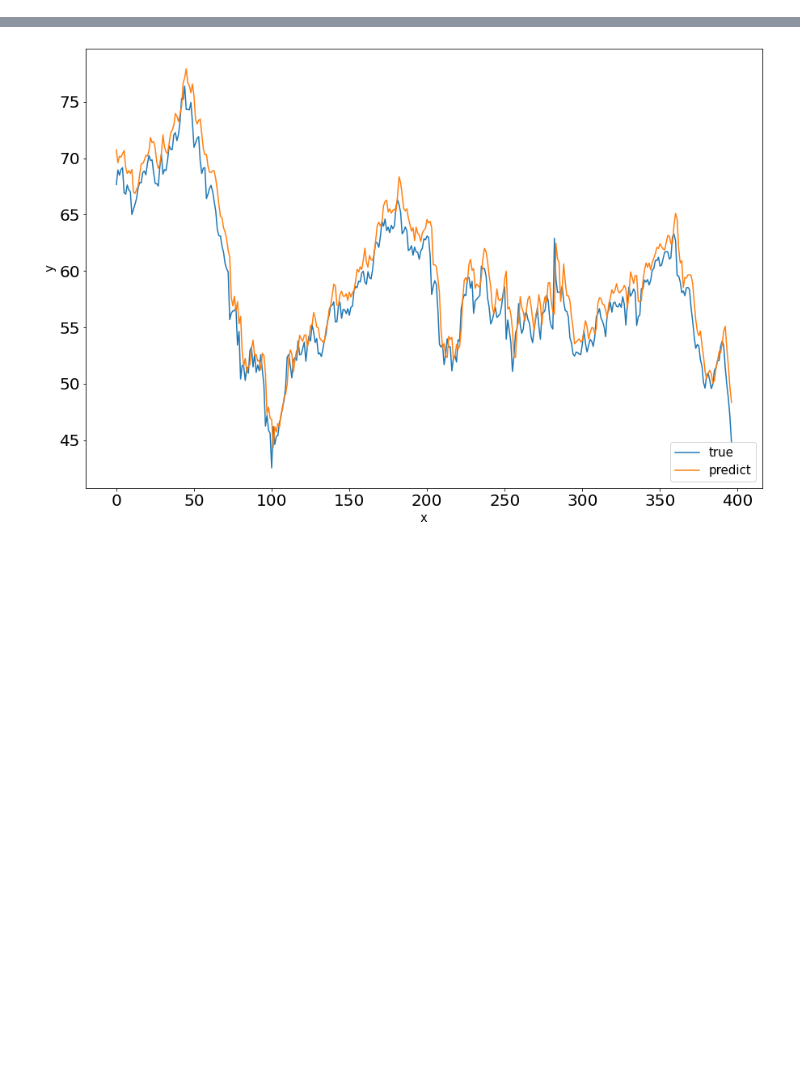
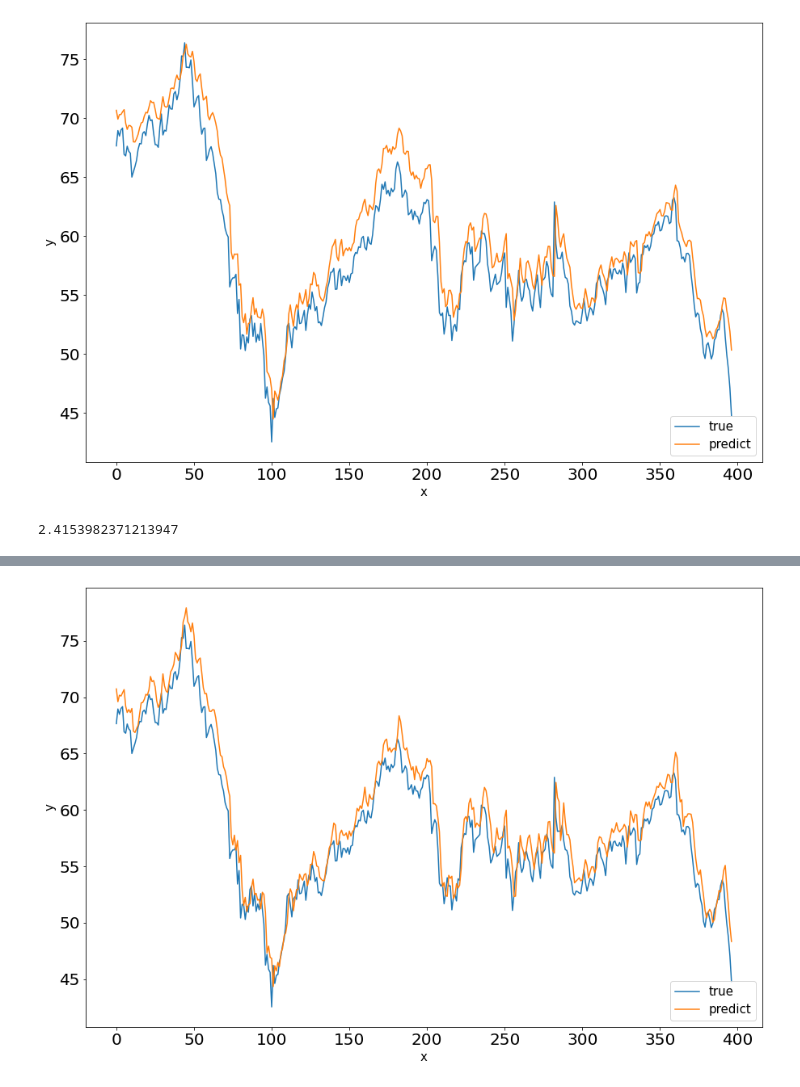
Before and after one commit to raymondcwh/stat4012model, a Jupyter notebook: WTI MLP YF.ipynb, the cells around one changed output, grey strips where cells are left out. Cells and saved outputs as stored; diff of their text form; code cells hidden in the pictures; blank space fills up the shorter version.

```diff
--- a/WTI MLP YF.ipynb
+++ b/WTI MLP YF.ipynb
@@ -493,0 +175,16 @@ ratesDf.to_csv("./dataset/rates.csv")
+# %%
+tmpRatesDf = pd.read_csv("./dataset/rates.csv", index_col=0, parse_dates=True)
+ratesDf = pd.DataFrame(index=oilPrice.index).join(tmpRatesDf).ffill()
+ratesPeriod = [1/12, 1/4, 1/2, 1, 2, 3, 5, 7, 10]
+contRatesDf = ratesDf.copy()
+for i in range(len(ratesDf.columns)):
+    if ratesPeriod[i] < 1:
+        contRatesDf.iloc[:,i] = np.log(ratesDf.iloc[:,i]*ratesPeriod[i] + 1)/ratesPeriod[i]
+    else:
+        contRatesDf.iloc[:,i] = np.log((ratesDf.iloc[:,i] + 1) ** ratesPeriod[i])/ratesPeriod[i]
+fwdRatesDf = contRatesDf.copy()
+for i in range(1,len(ratesPeriod)):
+    fwdRatesDf.iloc[:,i] = (contRatesDf.iloc[:,i]*ratesPeriod[i] - contRatesDf.iloc[:,(i-1)]*ratesPeriod[i-1]) / (ratesPeriod[i] - ratesPeriod[i-1])
+# %%
+oilPrice
+oilRates = oilPrice.join(fwdRatesDf)
@@ -493,0 +256,4 @@ ratesDf.to_csv("./dataset/rates.csv")
+# %%
+dataPR1 = DataProcessor()
+modelPR1 = MLP(dataPR1.generate_train_test(oilRates, 5, covid=False, norm=True, pca=oilRates.columns[1:]), batchNorm=[1,2,3], alpha=0)
+modelPR1.train()
@@ -493,0 +283,6 @@ ratesDf.to_csv("./dataset/rates.csv")
+# %%
+modelPR1.genGraph(l=dataPR1.l, h=dataPR1.h)
+modelPR1.RMSE()
+# %% [output]
+[figure, added]
+2.4153982371213947
```
Also changed, not shown: parts of 50 cells of this notebook, 14 other files.
